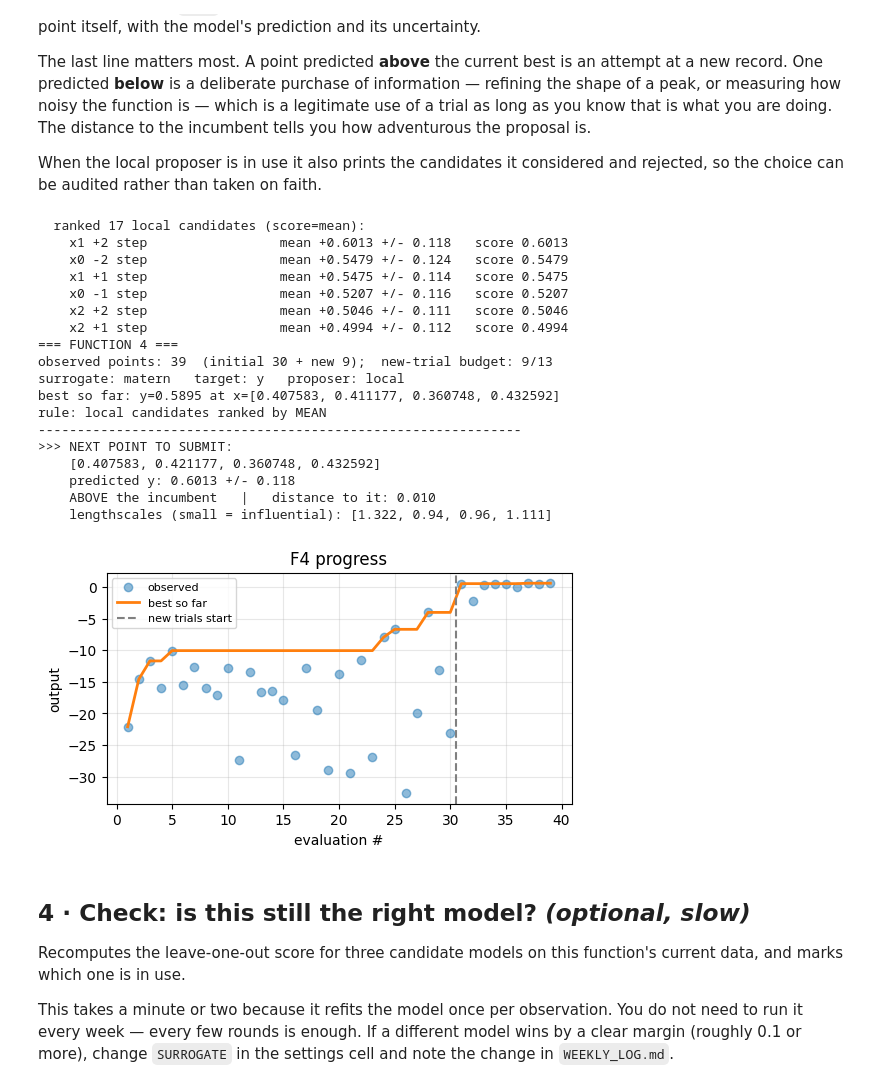
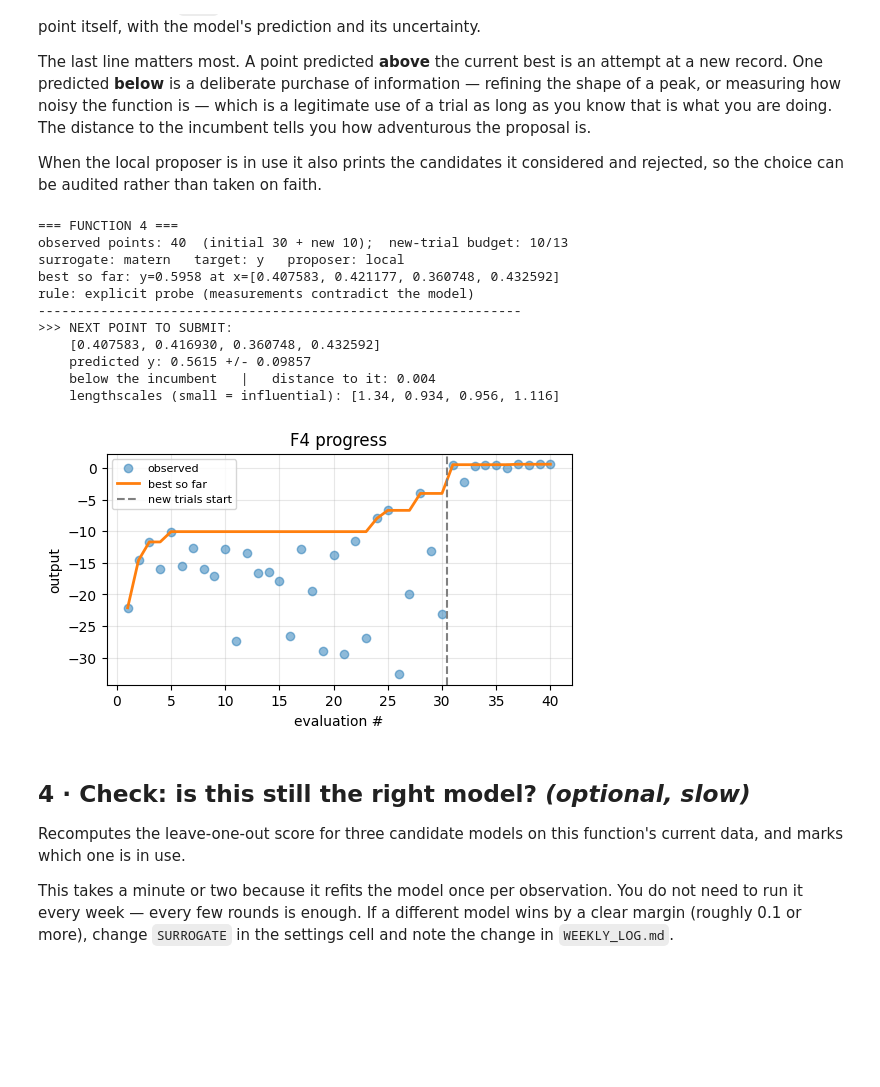
Before and after one commit to eliasghan/Capstone, a Jupyter notebook: function_4/F4_optimizer.ipynb, the cells around one changed output. Saved outputs shown, nothing was run; the diff lists cells and outputs as text; code cells hidden in the pictures; blank space fills up the shorter version.

```diff
--- a/function_4/F4_optimizer.ipynb
+++ b/function_4/F4_optimizer.ipynb
@@ -103,7 +103,8 @@ PLAUSIBLE_MAX   = None   # hard ceiling on a believable prediction; drops candid
                          # above it. Needed for the quadratic surrogate, which can
                          # interpolate perfectly and still extrapolate absurdly.
 REPLICATE_SHIFT = 0.05   # how far the "replicate" proposer moves the inert axes
-MIN_STEP        = 0.005   # W8: floor lowered hard. A move of 0.024 cost 0.43 on this function while a move of 0.012 gained 0.05 -- the peak is a narrow spike and the old floor could not step inside it.
+MIN_STEP = 0.0005   # W12: cut tenfold. The x1 bracket this function has drawn around its own peak is 0.0015 wide, and the old floor of 0.005 could not step inside it -- so every automatic proposal had to overshoot. Same lesson as W8, one order of magnitude further down.
+PROBE_QUEUE = [[0.407583, 0.416930, 0.360748, 0.432592]]   # W12: the x1 vertex. Three readings differing ONLY in x1 give 0.411177 -> 0.58953, 0.421177 -> 0.59581, 0.422760 -> 0.58916, and the parabola through them peaks at 0.416930 -- 0.0042 from the incumbent, below the 0.005 step floor, so the proposer cannot reach it. Its own choice was +0.01 on x1, predicted at 0.6986, in a direction where a reading 0.0016 away has already fallen. Same failure as W8: the floor is coarser than the structure.
 # %% [markdown]
 ## 2 · Load the data
 
@@ -189,6 +190,20 @@ rejected, so the choice can be audited rather than taken on faith.
 #     scores a handful of small moves away from the current best, so the model
 #     only has to RANK nearby options rather than locate a global optimum.
 # =====================================================================
+def _probe_point(X):
+    """Serve an explicit probe before falling back to the model.
+
+    Used when direct measurements at the incumbent contradict the surrogate, or
+    when the structure the data has already bracketed is finer than the smallest
+    step the proposer can take. A model whose local slope has the wrong sign does
+    not get to choose the next point; the measurements do."""
+    for probe in PROBE_QUEUE:
+        p = np.clip(np.asarray(probe, dtype=float).ravel(), EPS, 1.0 - EPS)
+        if np.min(np.linalg.norm(X - p, axis=1)) > 1e-3:
+            return p, "explicit probe (measurements contradict the model)"
+    return None, None
+
+
 def _lengthscales(model):
     try:
         for p, v in model.kernel_.get_params().items():
@@ -231,7 +246,10 @@ def recommend(verbose=True, plot=True):
     y_best_fit = float(np.max(np.ravel(model.predict(X))))
 
     table = None
-    if PROPOSER == "local":
+    if PROPOSER == "local" and PROBE_QUEUE and _probe_point(X)[0] is not None:
+        x_next, how = _probe_point(X)
+
+    elif PROPOSER == "local":
         x_next, table = propose_local(
             model, X, y_fit, lengthscales=ls, step_frac=STEP_FRAC,
             score=SCORE, xi=XI, beta=BETA, plausible_max=PLAUSIBLE_MAX,
@@ -280,48 +298,41 @@ def recommend(verbose=True, plot=True):
                   f"(log-space {mu:.3f} +/- {sd:.3f})")
         else:
             print(f"    predicted {ylabel}: {mu:.4g} +/- {sd:.4g}")
         print(f"    {'ABOVE' if mu > y_fit[best_i] else 'below'} the incumbent"
               f"   |   distance to it: {np.linalg.norm(x_next - best_x):.3f}")
         if ls is not None:
             print("    lengthscales (small = influential):",
                   np.round(ls, 3).tolist())
 
     if plot:
         _progress_plot(X, y)
     return x_next, model
 
 
 def _progress_plot(X, y):
     n_init = len(y) - n_new_trials()
     running_best = np.maximum.accumulate(y)
     fig, ax = plt.subplots(figsize=(6, 3))
     ax.plot(range(1, len(y)+1), y, "o", alpha=0.5, label="observed")
     ax.plot(range(1, len(y)+1), running_best, "-", lw=2, label="best so far")
     ax.axvline(n_init + 0.5, ls="--", c="gray", label="new trials start")
     ax.set_xlabel("evaluation #"); ax.set_ylabel("output"); ax.legend(fontsize=8)
     ax.set_title(f"F{FUNC_ID} progress"); ax.grid(alpha=0.3); plt.show()
 
 x_next, model = recommend()
 # %% [output]
-  ranked 17 local candidates (score=mean):
-    x1 +2 step                 mean +0.6013 +/- 0.118   score 0.6013
-    x0 -2 step                 mean +0.5479 +/- 0.124   score 0.5479
-    x1 +1 step                 mean +0.5475 +/- 0.114   score 0.5475
-    x0 -1 step                 mean +0.5207 +/- 0.116   score 0.5207
-    x2 +2 step                 mean +0.5046 +/- 0.111   score 0.5046
-    x2 +1 step                 mean +0.4994 +/- 0.112   score 0.4994
 === FUNCTION 4 ===
-observed points: 39  (initial 30 + new 9);  new-trial budget: 9/13
+observed points: 40  (initial 30 + new 10);  new-trial budget: 10/13
 surrogate: matern   target: y   proposer: local
-best so far: y=0.5895 at x=[0.407583, 0.411177, 0.360748, 0.432592]
-rule: local candidates ranked by MEAN
+best so far: y=0.5958 at x=[0.407583, 0.421177, 0.360748, 0.432592]
+rule: explicit probe (measurements contradict the model)
 --------------------------------------------------------------
 >>> NEXT POINT TO SUBMIT:
-    [0.407583, 0.421177, 0.360748, 0.432592]
-    predicted y: 0.6013 +/- 0.118
-    ABOVE the incumbent   |   distance to it: 0.010
-    lengthscales (small = influential): [1.322, 0.94, 0.96, 1.111]
+    [0.407583, 0.416930, 0.360748, 0.432592]
+    predicted y: 0.5615 +/- 0.09857
+    below the incumbent   |   distance to it: 0.004
+    lengthscales (small = influential): [1.34, 0.934, 0.956, 1.116]
-[figure, old version]
+[figure, new version]
 # %% [markdown]
 ## 4 · Check: is this still the right model? *(optional, slow)*
 
```
Also changed, not shown: parts of 1 cell of this notebook, 17 other files.
